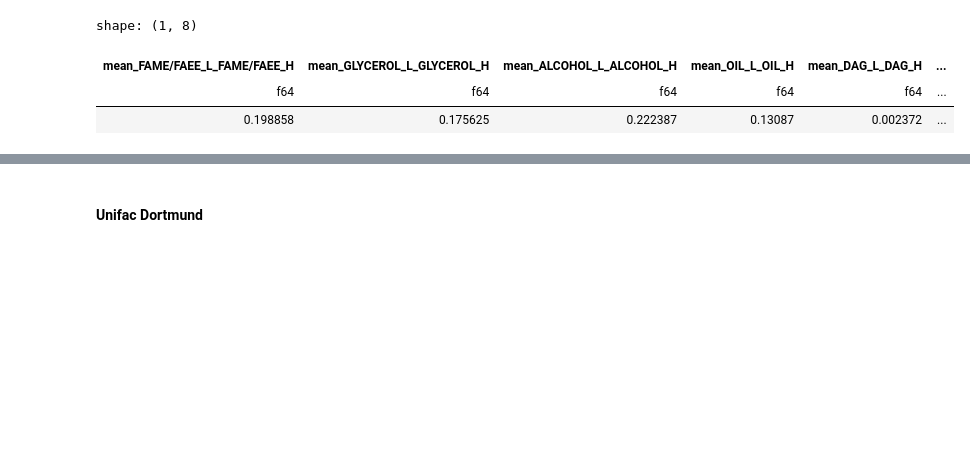
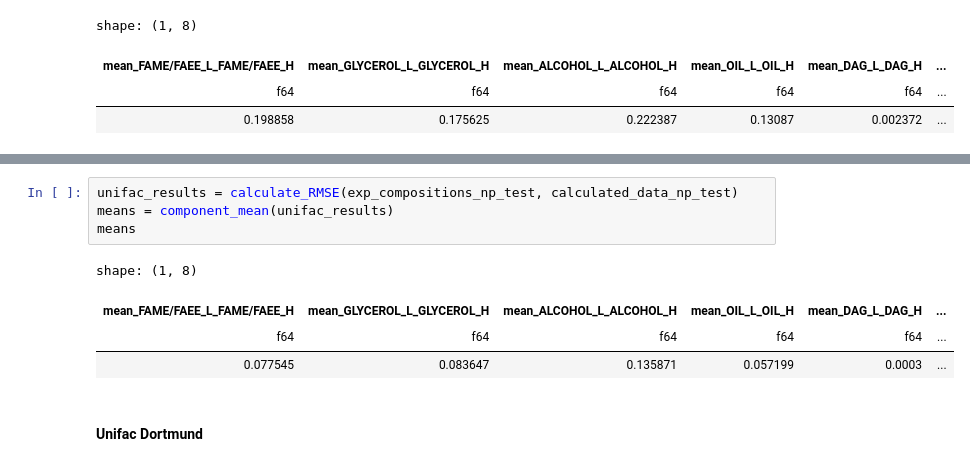
Before and after one commit to Juandhb99/ThermOleo, a Jupyter notebook: Evaluation/comp_eval.ipynb, the cells around one changed output, grey strips where cells are left out. Cells and saved outputs as stored; diff of their text form; blank space fills up the shorter version.

```diff
--- a/Evaluation/comp_eval.ipynb
+++ b/Evaluation/comp_eval.ipynb
@@ -60,3 +87,12 @@ shape: (1, 8)
+# %%
+unifac_results = calculate_RMSE(exp_compositions_np_test, calculated_data_np_test)
+means = component_mean(unifac_results)
+means
+# %% [output]
+shape: (1, 8)
+| mean_FAME/FAEE_L_FAME/FAEE_H | mean_GLYCEROL_L_GLYCEROL_H | mean_ALCOHOL_L_ALCOHOL_H | mean_OIL_L_OIL_H | mean_DAG_L_DAG_H | ... |
+| f64 | f64 | f64 | f64 | f64 | ... |
+| 0.077545 | 0.083647 | 0.135871 | 0.057199 | 0.0003 | ... |
 # %% [markdown]
 #### Unifac Dortmund
 # %%
```
Also changed, not shown: parts of 4 cells of this notebook, 13 other files.
